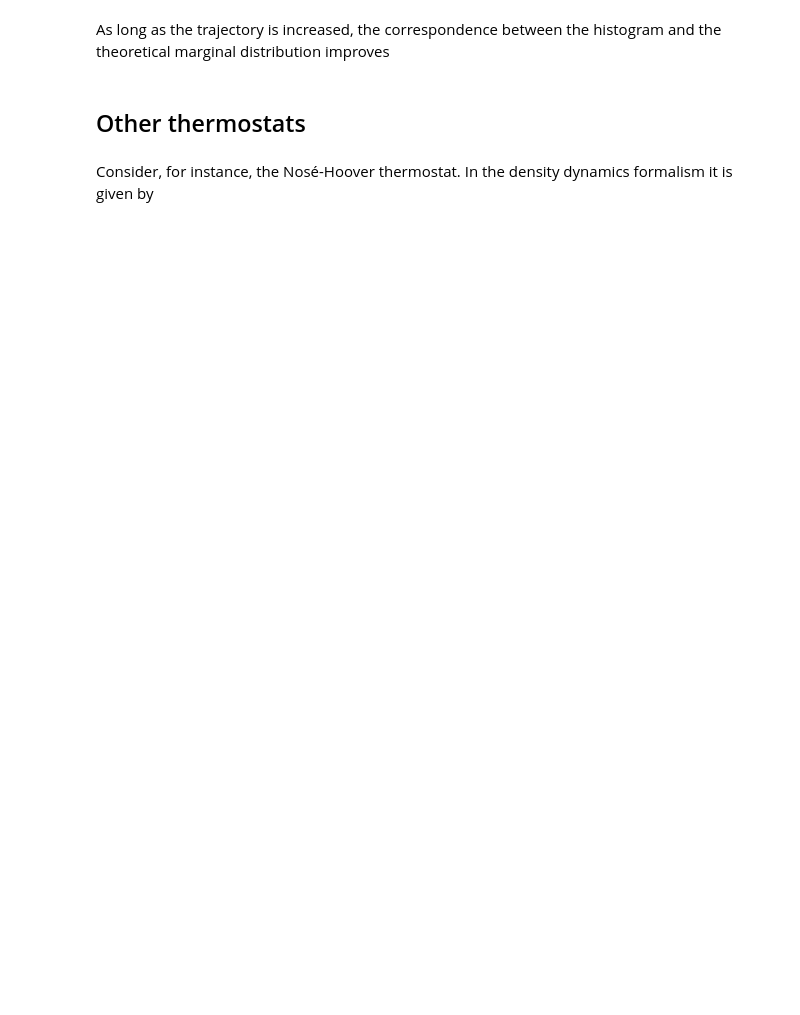
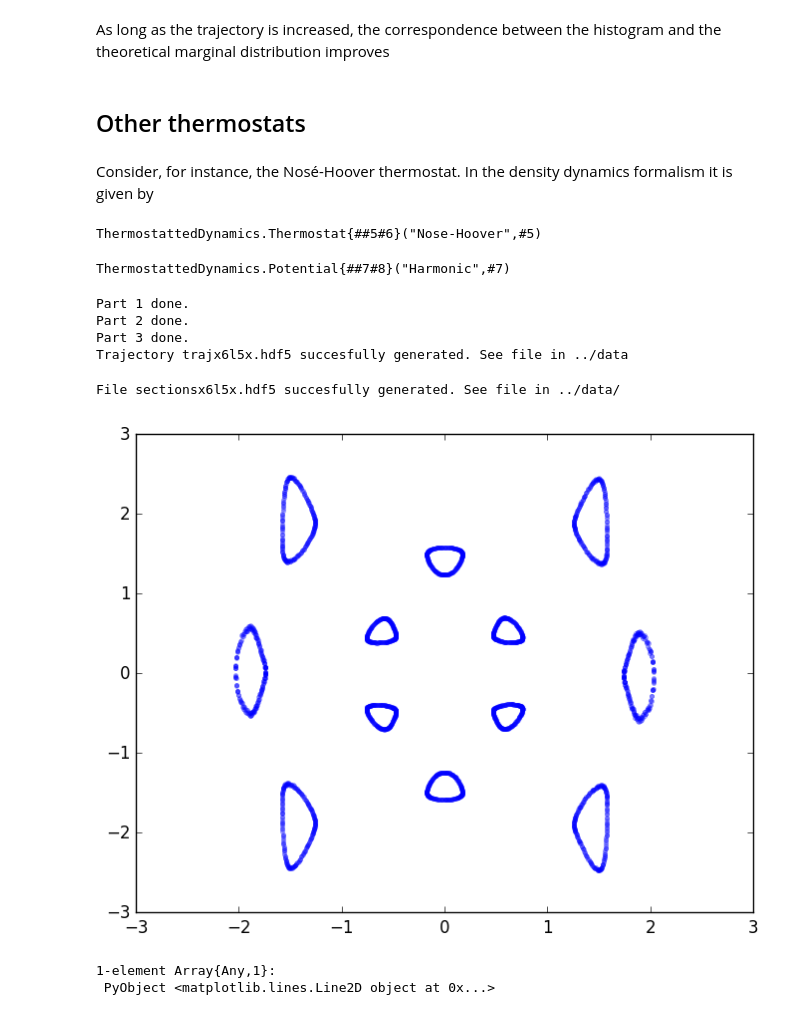
Before and after one commit to dapias/ST1Ds, a Jupyter notebook: Examples/Running Simulations.ipynb, the cells around one changed output. Drawn from its saved outputs; the diff is of its cells as text; code cells hidden in the pictures; blank space fills up the shorter version.

```diff
--- a/Examples/Running Simulations.ipynb
+++ b/Examples/Running Simulations.ipynb
@@ -264,4 +264,32 @@ As long as the trajectory is increased, the correspondence between the histogram
 # %% [markdown]
 Consider, for instance, the Nosé-Hoover thermostat. In the density dynamics formalism it is given by
 # %%
-thermo = Thermostat("Nose-Hoover", Q, x ->
+thermo = Thermostat("Nose-Hoover", x-> 1.0 / sqrt(T*2*pi*Q) *exp(-x^2./(T*2*Q)))
+# %% [output]
+ThermostattedDynamics.Thermostat{##5#6}("Nose-Hoover",#5)
+# %%
+parameters.thermo = thermo
+parameters.potential = Potential("Harmonic", x->x^2./2.0)
+# %% [output]
+ThermostattedDynamics.Potential{##7#8}("Harmonic",#7)
+# %%
+runsimulation(parameters)
+# %% [output]
+Part 1 done.
+Part 2 done.
+Part 3 done.
+Trajectory trajx6l5x.hdf5 succesfully generated. See file in ../data
+# %%
+sections("trajx6l5x", potential, thermo)
+# %% [output]
+File sectionsx6l5x.hdf5 succesfully generated. See file in ../data/
+# %%
+file = h5open("../data/sectionsx6l5x.hdf5")
+zsection = read(file["zsection"])
+psection = read(file["psection"]);
+# %%
+plot(zsection[:,2],zsection[:,3], ".", alpha = 0.3)
+# %% [output]
+[figure, added]
+1-element Array{Any,1}:
+ PyObject <matplotlib.lines.Line2D object at 0x...>
```
Also changed, not shown: parts of 20 cells of this notebook.
